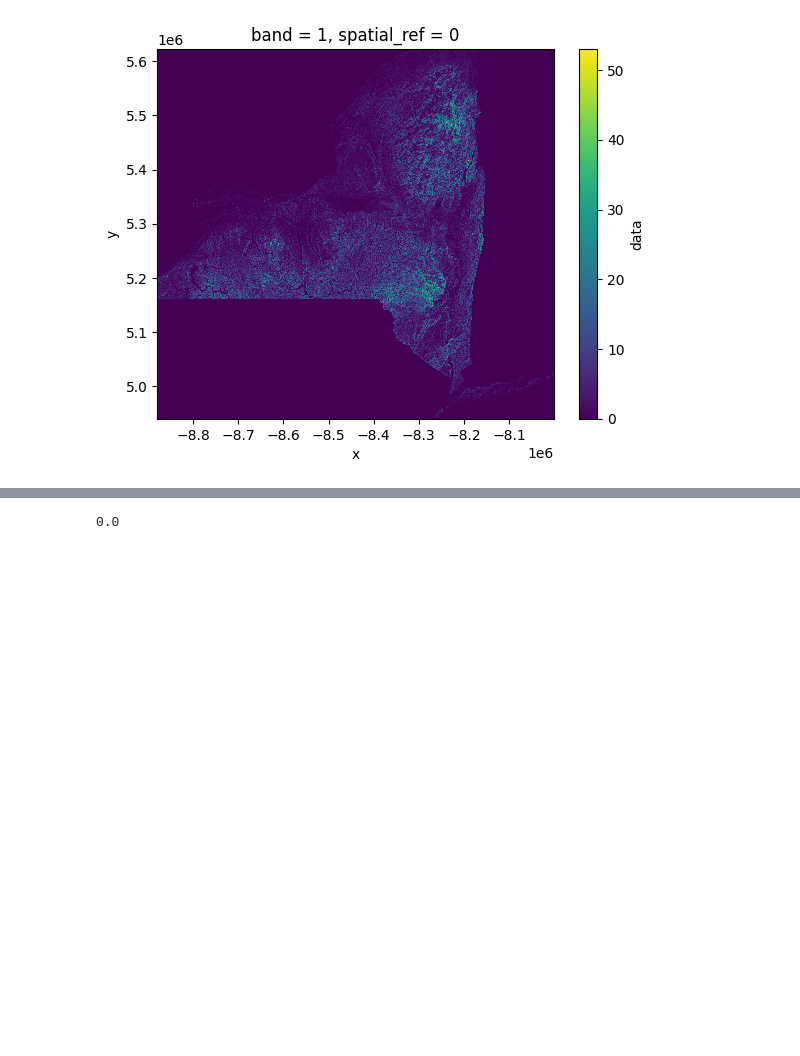
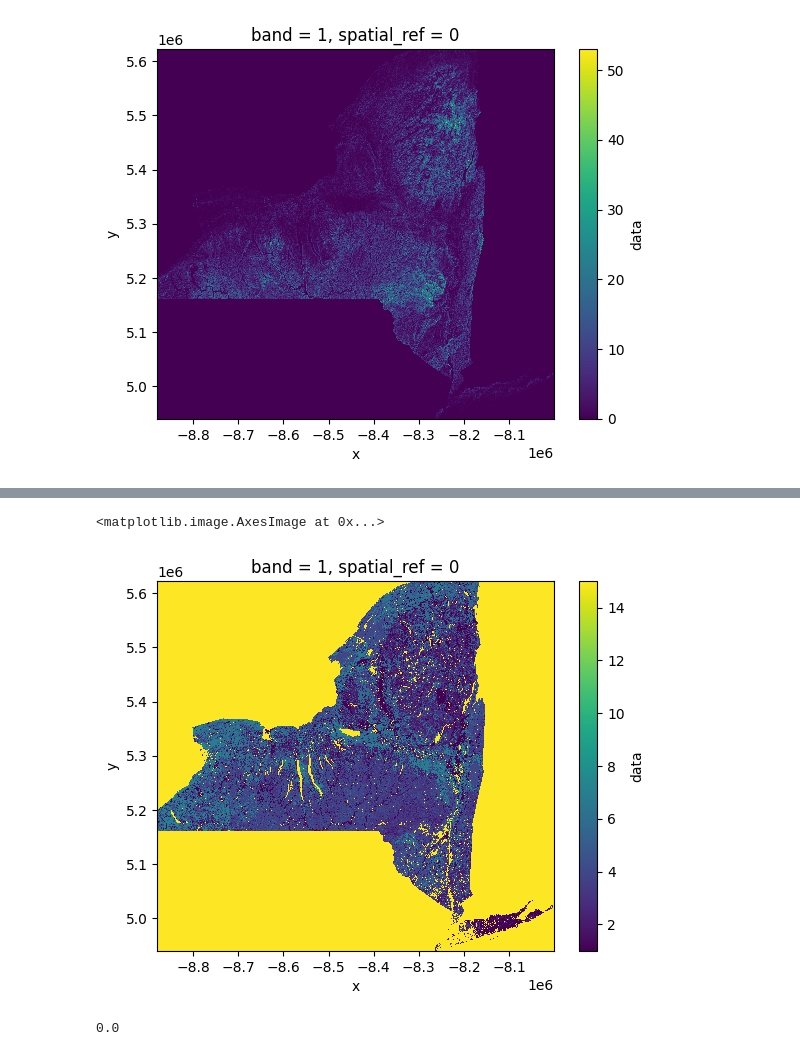
Before and after one commit to uysiri/DATA612-DEEPLEARNING, a Jupyter notebook: create_df.ipynb, the cells around one changed output, grey strips where cells are left out. Drawn from its saved outputs; the diff is of its cells as text; code cells hidden in the pictures; blank space fills up the shorter version.

```diff
--- a/create_df.ipynb
+++ b/create_df.ipynb
@@ -22,3 +66,15 @@ f5.plot.imshow()
+# %%
+sg = rioxarray.open_rasterio("soilgroup.tif")
+# rds = rds.squeeze().drop("spatial_ref").drop("band")
+sg.name = "data"
+soilgroup = sg.to_dataframe().reset_index()
+# soilgroup.head(2)
+
+f4 = sg.sel(band=1)
+f4.plot.imshow()
+# %% [output]
+<matplotlib.image.AxesImage at 0x...>
+[figure, added]
 # %%
 res['data'].min()
 # %% [output]
```
Also changed, not shown: parts of 5 cells of this notebook.
